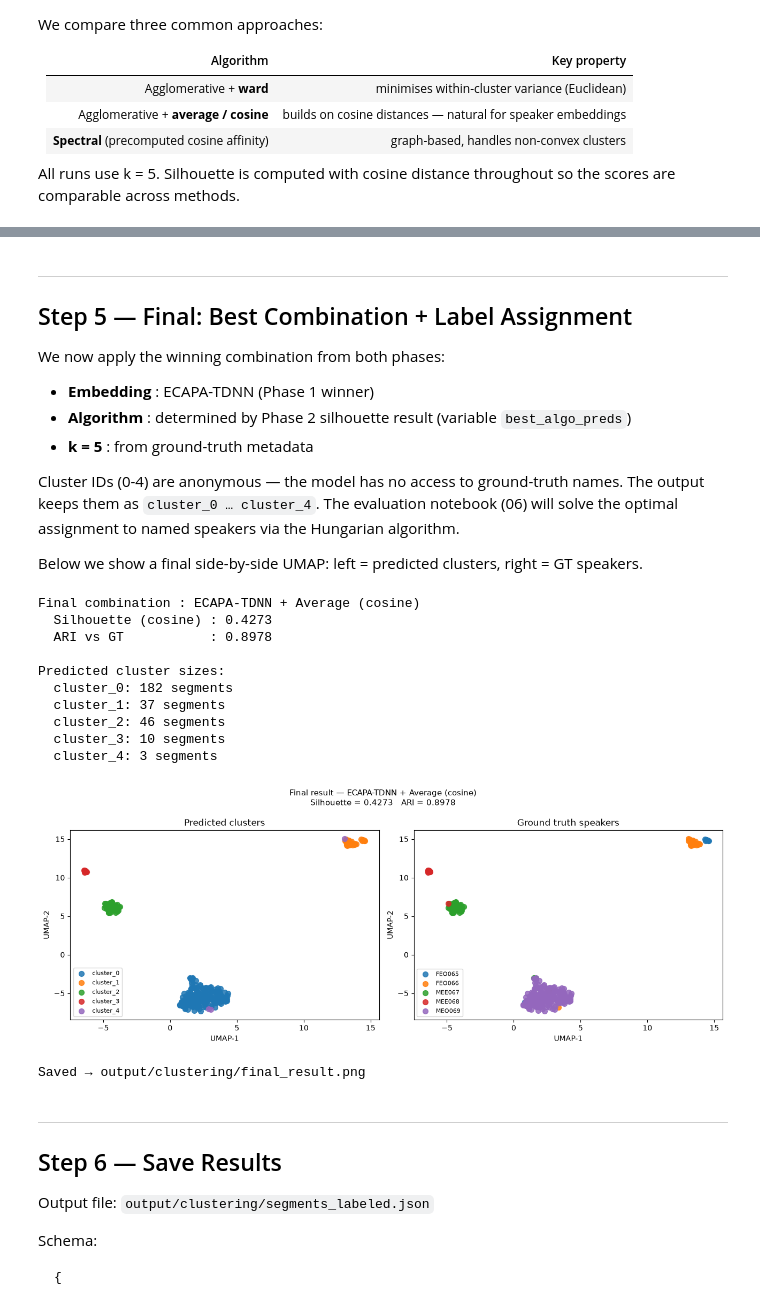
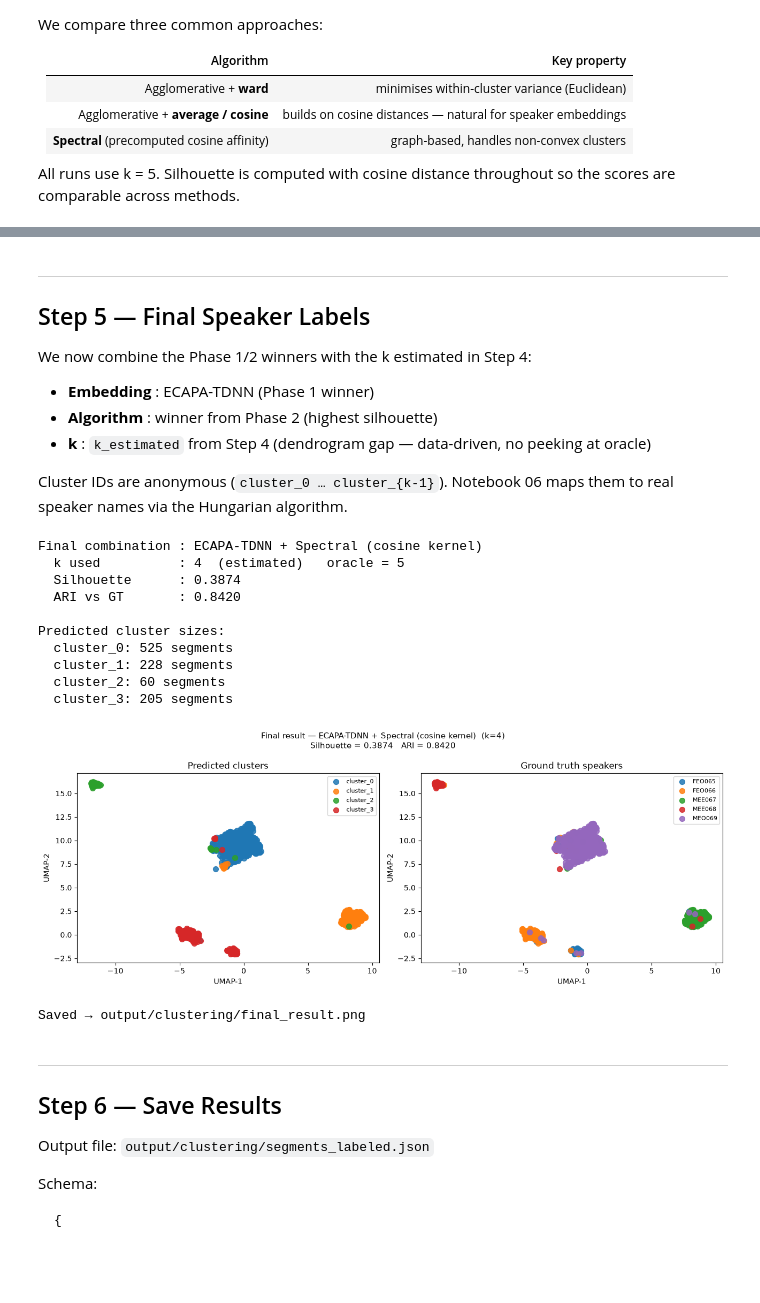
Before and after one commit to dawit-andargachew/Speaker-Aware-Transcription-Pipeline, a Jupyter notebook: 03_clustering.ipynb, the cells around one changed output, grey strips where cells are left out. Saved outputs shown, nothing was run; the diff lists cells and outputs as text; code cells hidden in the pictures; blank space fills up the shorter version.

```diff
--- a/03_clustering.ipynb
+++ b/03_clustering.ipynb
@@ -542,73 +506,71 @@ Top merge distances (ECAPA, Ward):
 Saved → output/clustering/n_clusters_analysis.png
 # %% [markdown]
 ---
-## Step 5 — Final: Best Combination + Label Assignment
+## Step 5 — Final Speaker Labels
 
-We now apply the winning combination from both phases:
+We now combine the Phase 1/2 winners with the k estimated in Step 4:
 
 * **Embedding** : ECAPA-TDNN (Phase 1 winner)
-* **Algorithm** : determined by Phase 2 silhouette result (variable `best_algo_preds`)
-* **k = 5**      : from ground-truth metadata
+* **Algorithm** : winner from Phase 2 (highest silhouette)
+* **k** : `k_estimated` from Step 4 (dendrogram gap — data-driven, no peeking at oracle)
 
-Cluster IDs (0-4) are anonymous — the model has no access to ground-truth names.
-The output keeps them as `cluster_0 … cluster_4`.  The evaluation notebook (06)
-will solve the optimal assignment to named speakers via the Hungarian algorithm.
-
-Below we show a final side-by-side UMAP: left = predicted clusters, right = GT speakers.
+Cluster IDs are anonymous (`cluster_0 … cluster_{k-1}`).
+Notebook 06 maps them to real speaker names via the Hungarian algorithm.
 # %%
-# ── Final predicted labels ────────────────────────────────────────────────────
-final_labels = best_algo_preds  # already computed above
+# ── Re-run winning algorithm with the data-estimated k ────────────────────────
+# Phase 2 used oracle k for a fair comparison between algorithms.
+# Here we use k_estimated (from Step 4) — no oracle information used.
+algo_fn_map = {key: fn for _, fn, key in algorithms}
+final_labels = algo_fn_map[best_algo_key](embs_ecapa, k_estimated)
 final_sil, final_ari = eval_clustering(embs_ecapa, final_labels, gt_ints)
 
 print(f"Final combination : ECAPA-TDNN + {best_algo_name}")
-print(f"  Silhouette (cosine) : {final_sil:.4f}")
-print(f"  ARI vs GT           : {final_ari:.4f}")
+print(f"  k used          : {k_estimated}  (estimated)   oracle = {N_SPEAKERS_KNOWN}")
+print(f"  Silhouette      : {final_sil:.4f}")
+print(f"  ARI vs GT       : {final_ari:.4f}")
 print()
 print("Predicted cluster sizes:")
 for c, cnt in sorted(Counter(final_labels.tolist()).items()):
     print(f"  cluster_{c}: {cnt} segments")
 
-# ── Final UMAP ────────────────────────────────────────────────────────────────
+# ── Final UMAP — predicted clusters vs ground truth ───────────────────────────
+k_final = k_estimated
 fig, (ax_pred, ax_gt) = plt.subplots(1, 2, figsize=(13, 5))
-fig.suptitle(f"Final result — ECAPA-TDNN + {best_algo_name}\n"
+fig.suptitle(f"Final result — ECAPA-TDNN + {best_algo_name}  (k={k_final})\n"
              f"Silhouette = {final_sil:.4f}   ARI = {final_ari:.4f}", fontsize=11)
 
-# Predicted
-for c in range(N_SPEAKERS_KNOWN):
+for c in range(k_final):
     mask = final_labels == c
     ax_pred.scatter(umap_ecapa[mask, 0], umap_ecapa[mask, 1],
                     color=cluster_pal[c], s=50, alpha=0.85, label=f"cluster_{c}")
 ax_pred.set_title("Predicted clusters")
-ax_pred.set_xlabel("UMAP-1")
-ax_pred.set_ylabel("UMAP-2")
+ax_pred.set_xlabel("UMAP-1"); ax_pred.set_ylabel("UMAP-2")
 ax_pred.legend(fontsize=8)
 
-# Ground truth
 for spk in speakers:
     mask = np.array(gt_labels) == spk
     ax_gt.scatter(umap_ecapa[mask, 0], umap_ecapa[mask, 1],
                   color=gt_palette[spk], s=50, alpha=0.85, label=spk)
 ax_gt.set_title("Ground truth speakers")
-ax_gt.set_xlabel("UMAP-1")
-ax_gt.set_ylabel("UMAP-2")
+ax_gt.set_xlabel("UMAP-1"); ax_gt.set_ylabel("UMAP-2")
 ax_gt.legend(fontsize=8)
 
 plt.tight_layout()
 plt.savefig(CLUSTER_OUT / "final_result.png", dpi=120)
 plt.show()
 print("Saved → output/clustering/final_result.png")
 # %% [output]
-Final combination : ECAPA-TDNN + Average (cosine)
-  Silhouette (cosine) : 0.4273
-  ARI vs GT           : 0.8978
+Final combination : ECAPA-TDNN + Spectral (cosine kernel)
+  k used          : 4  (estimated)   oracle = 5
+  Silhouette      : 0.3874
+  ARI vs GT       : 0.8420
 
 Predicted cluster sizes:
-  cluster_0: 182 segments
-  cluster_1: 37 segments
-  cluster_2: 46 segments
-  cluster_3: 10 segments
-  cluster_4: 3 segments
+  cluster_0: 525 segments
+  cluster_1: 228 segments
+  cluster_2: 60 segments
+  cluster_3: 205 segments
-[figure, old version]
+[figure, new version]
 Saved → output/clustering/final_result.png
 # %% [markdown]
 ---
```
Also changed, not shown: parts of 9 cells of this notebook, 5 other files.
